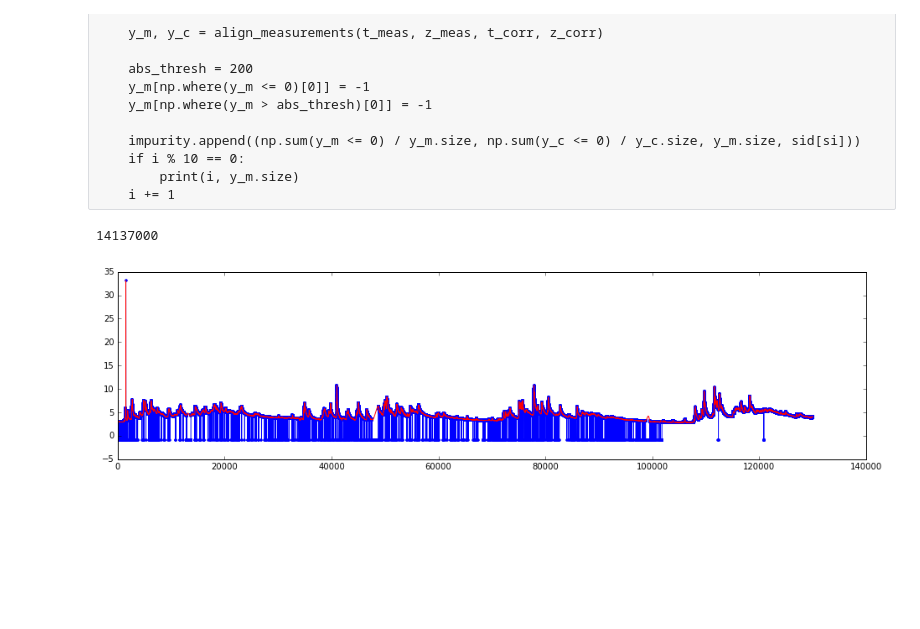
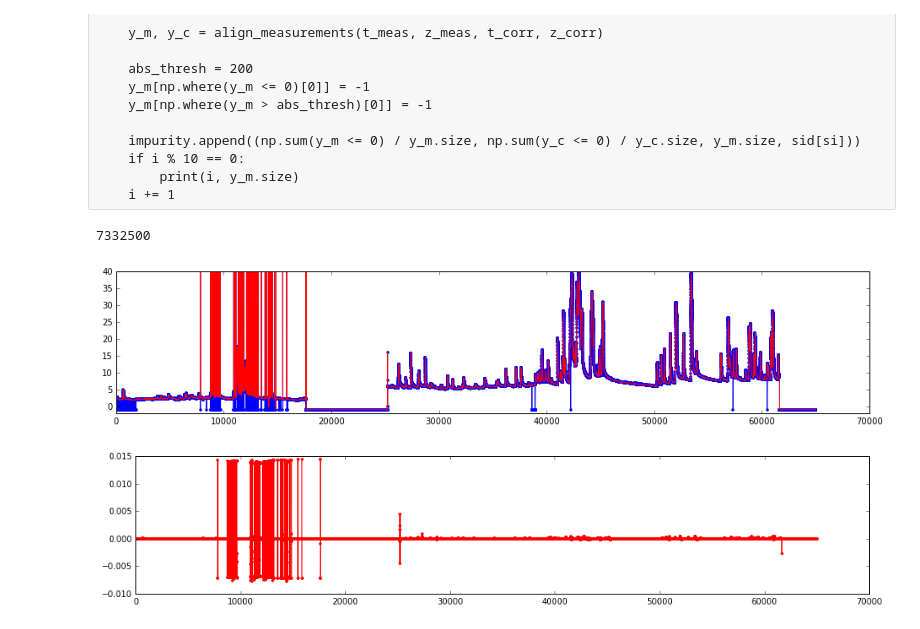
Before and after one commit to codeminders/water-data, a Jupyter notebook: preproc.ipynb, the cells around one changed output. Saved outputs shown, nothing was run; the diff lists cells and outputs as text; code cells hidden in the pictures; blank space fills up the shorter version.

```diff
--- a/preproc.ipynb
+++ b/preproc.ipynb
@@ -68,6 +72,31 @@ to_shift = {
     8186500  : +2,
     11456000 : +2
 }
+
+
+def align_measurements(t_meas, y_meas, t_corr, y_corr):
+    dt_corr, n_corr = np.unique(t_corr[1:] - t_corr[:-1], return_counts=True)
+    dt_meas, n_meas = np.unique(t_meas[1:] - t_meas[:-1], return_counts=True)
+    dt = min(dt_corr[np.argmax(n_corr)], dt_meas[np.argmax(n_meas)])
+
+    offset_corr = max(t_corr[0] - t_meas[0], 0)
+    offset_meas = max(t_meas[0] - t_corr[0], 0)
+    N = (max(t_corr[-1], t_meas[-1]) - min(t_corr[0], t_meas[0])) // dt + 1
+
+    y_corr_new = np.zeros(N) - 1
+    y_meas_new = np.zeros(N) - 1
+
+    idx_corr = np.cumsum((t_corr[1:] - t_corr[:-1]) // dt) + offset_corr // dt
+    idx_meas = np.cumsum((t_meas[1:] - t_meas[:-1]) // dt) + offset_meas // dt
+
+    y_corr_new[idx_corr] = y_corr[1:]
+    y_meas_new[idx_meas] = y_meas[1:]
+
+    y_corr_new[0] = y_corr[0]
+    y_meas_new[0] = y_meas[0]
+
+    return y_meas_new, y_corr_new
+
 
 def get_data(db, site_id):
     data_m = db['measured'].find_one({'site_no': site_id})
@@ -127,25 +156,32 @@ for si in range(cursor.count()):
         print(i, y_m.size)
     i += 1
 # %%
-si = 14137000 # sorted(impurity)[-67]
+si = 7332500 # sorted(impurity)[-67]
 
 Tm, Zm, Tc, Zc = get_data(db, si)
 
 abs_thresh = np.median(Zm) + 15*np.subtract(*np.percentile(Zm, [90, 10]))
 Zm[Zm <= 0] = -1
 Zm[Zm > abs_thresh] = -1
 
 Ym, Yc = align_measurements(Tm, Zm, Tc, Zc)
-Qm = fill_gaps(Ym, max_gap = 10000, spike_size = 2, window_size = 4*12)
+Qm = fill_gaps(Ym, max_gap = 2000, spike_size = 2, window_size = 4*12)
+dZ = (Qm[1:] - Qm[:-1]) / (Tm[1] - Tm[0])
+ddZ = (dZ[1:] - dZ[:-1]) / (Tm[1] - Tm[0])
 
-plt.figure(figsize = (16,4))
+plt.figure(figsize = (16,3))
 plt.plot(Ym, 'b.-')
 plt.plot(Qm, 'r-')
-#plt.plot(Yc, 'r-')
-#plt.ylim(2,5)
-#plt.xlim(12800, 13000)
+plt.ylim(-2,40)
+#plt.xlim(8700, 9000)
+
+plt.figure(figsize = (16,3))
+plt.plot(dZ, 'r.-')
+#plt.plot(ddZ, 'b.-')
+#plt.xlim(8700, 9000)
 
 print(si)
 # %% [output]
-14137000
+7332500
-[figure, old version]
+[figure, new version]
+[figure, added]
```
Also changed, not shown: parts of 10 cells of this notebook, 6 other files.
